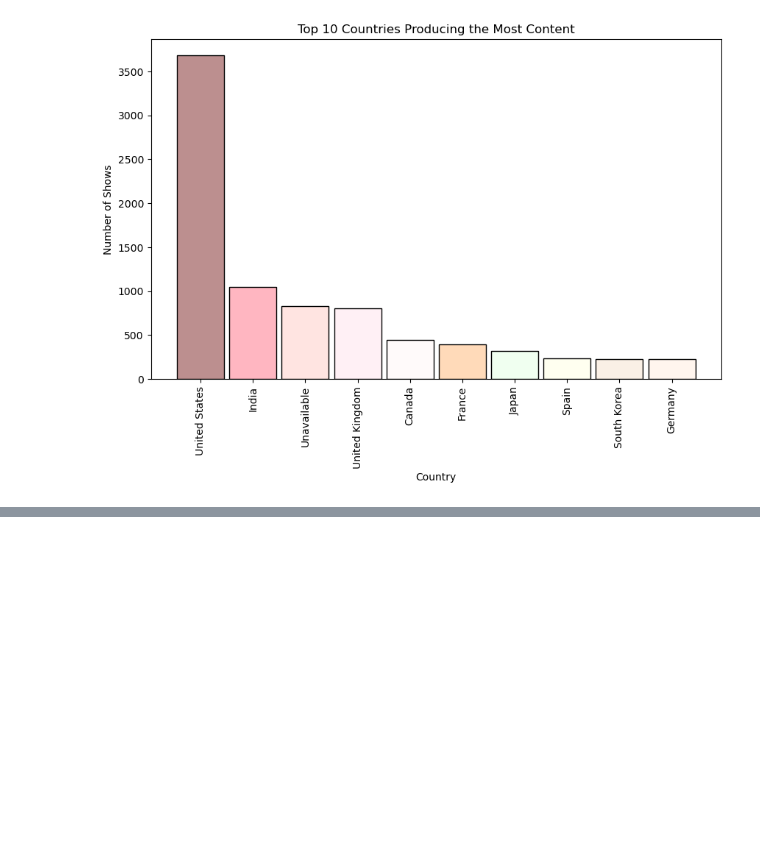
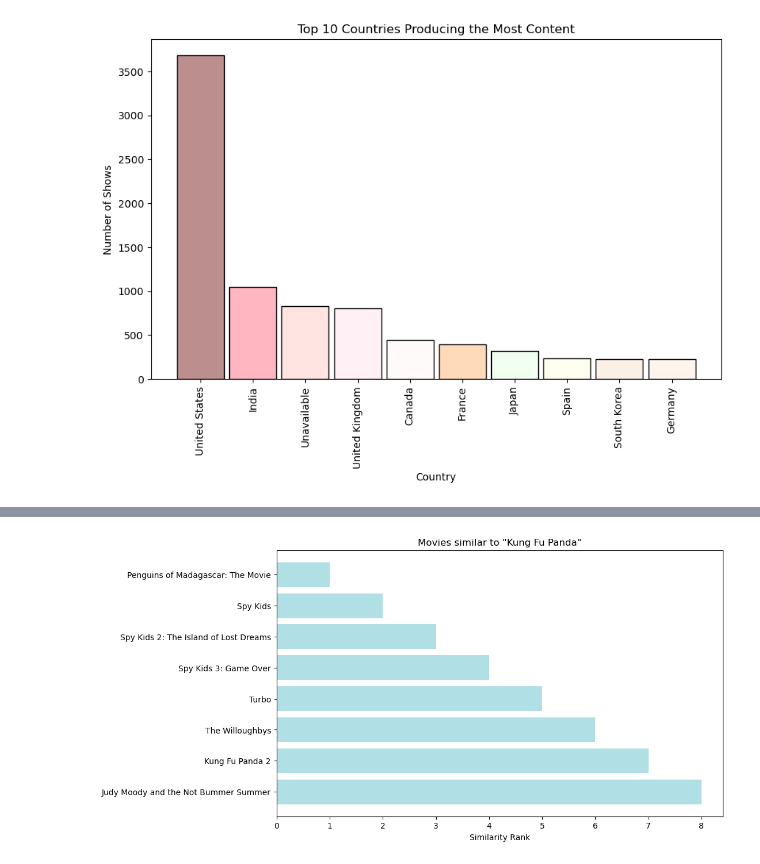
Before and after one commit to Navaras-g/Hybrid-Movie-Recommendation, a Jupyter notebook: Netflix Movies Hybrid Recommendation System.ipynb, the cells around one changed output, grey strips where cells are left out. Saved outputs shown, nothing was run; the diff lists cells and outputs as text; code cells hidden in the pictures; blank space fills up the shorter version.

```diff
--- a/Netflix Movies and TV Shows.ipynb
+++ b/Netflix Movies Hybrid Recommendation System.ipynb
@@ -430,0 +438,4 @@ df
+# %%
+df['genres'] = df['genres'].astype(str)
+
+print(df['genres'].dtype)
@@ -430,0 +582,8 @@ df
+# %%
+# Visualize recommendations for another sample movie
+
+recommendations = recommend_movies('Kung Fu Panda')
+
+visualize_recom('Kung Fu Panda', recommendations)
+# %% [output]
+[figure, added]
```
Also changed, not shown: parts of 19 cells of this notebook.
